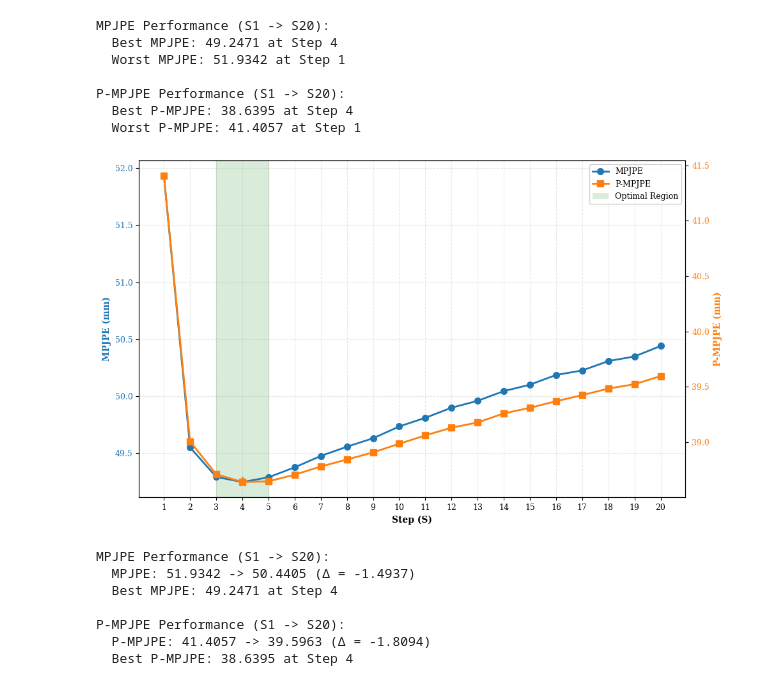
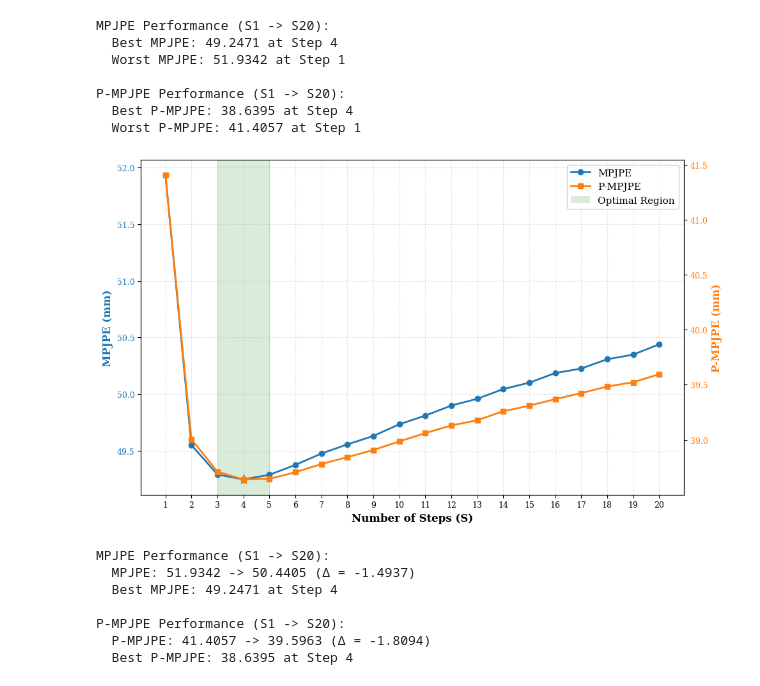
Before and after one commit to AdaptiveMotorControlLab/FMPose3D, a Jupyter notebook: projects/FMPose/Figures/plot_diff_S_results_P1P2/vis_diff_S.ipynb, the cells around one changed output. Cells and saved outputs as stored; diff of their text form; code cells hidden in the pictures.

```diff
--- a/projects/FMPose/Figures/plot_diff_S_results_P1P2/vis_diff_S.ipynb
+++ b/projects/FMPose/Figures/plot_diff_S_results_P1P2/vis_diff_S.ipynb
@@ -152,22 +152,6 @@ P-MPJPE Performance (S1 -> S20):
 import matplotlib.pyplot as plt
 import numpy as np
 from matplotlib.patches import Patch
-
-# Configure matplotlib for CVPR paper style (LaTeX rendering)
-plt.rcParams.update({
-    'font.family': 'serif',
-    'font.serif': ['Times New Roman', 'Times', 'DejaVu Serif'],
-    'font.size': 10,
-    'axes.labelsize': 10,
-    'axes.titlesize': 11,
-    'xtick.labelsize': 9,
-    'ytick.labelsize': 9,
-    'legend.fontsize': 9,
-    'figure.titlesize': 11,
-    'text.usetex': False,  # Set to True if LaTeX is installed
-    'mathtext.fontset': 'stix',  # Use STIX fonts for math (closer to LaTeX)
-    'mathtext.default': 'regular',
-})
 
 # Extract data for different steps
 steps = list(range(1, 21))
@@ -187,52 +171,51 @@ fig, ax1 = plt.subplots(1, 1, figsize=(10, 6))
 ax1.axvspan(3, 5, alpha=0.15, color='green', zorder=0, label='Optimal Region')
 
 # Plot MPJPE on left y-axis
-line1 = ax1.plot(steps, p1_values, marker='o', linewidth=2, markersize=7,
+line1 = ax1.plot(steps, p1_values, marker='o', linewidth=2, markersize=6,
                  label='MPJPE', color='#1f77b4', zorder=3)
 # Mark minimum point with star
 ax1.plot(min_p1_step, min(p1_values), marker='*', markersize=11, color='#1f77b4', zorder=4)
 
-ax1.set_xlabel('Step (S)', fontsize=10, fontweight='bold')
-ax1.set_ylabel('MPJPE (mm)', fontsize=10, fontweight='bold', color='#1f77b4')
-ax1.tick_params(axis='y', labelcolor='#1f77b4', labelsize=9)
-ax1.tick_params(axis='x', labelsize=9)
+ax1.set_xlabel('Number of Steps (S)', fontsize=12, fontweight='bold')
+ax1.set_ylabel('MPJPE (mm)', fontsize=12, fontweight='bold', color='#1f77b4')
+ax1.tick_params(axis='y', labelcolor='#1f77b4')
 ax1.set_xticks(steps)
 ax1.grid(True, alpha=0.3, linestyle='--', zorder=1)
 
 # Create second y-axis for P-MPJPE
 ax2 = ax1.twinx()
-line2 = ax2.plot(steps, p2_values, marker='s', linewidth=2, markersize=7,
+line2 = ax2.plot(steps, p2_values, marker='s', linewidth=2, markersize=6,
                  label='P-MPJPE', color='#ff7f0e', zorder=3)
 # Mark minimum point with star
 ax2.plot(min_p2_step, min(p2_values), marker='*', markersize=11, color='#ff7f0e', zorder=4)
 
-ax2.set_ylabel('P-MPJPE (mm)', fontsize=10, fontweight='bold', color='#ff7f0e')
-ax2.tick_params(axis='y', labelcolor='#ff7f0e', labelsize=9)
+ax2.set_ylabel('P-MPJPE (mm)', fontsize=12, fontweight='bold', color='#ff7f0e')
+ax2.tick_params(axis='y', labelcolor='#ff7f0e')
 
 # Title
-# ax1.set_title('MPJPE and P-MPJPE Performance vs Step', fontsize=11, fontweight='bold')
+# ax1.set_title('MPJPE and P-MPJPE Performance vs Step', fontsize=14, fontweight='bold')
 
 # Combined legend
 lines = line1 + line2
 labels = [l.get_label() for l in lines]
 # Add optimal region to legend
 lines.append(Patch(facecolor='green', alpha=0.15))
 labels.append('Optimal Region')
-ax1.legend(lines, labels, loc='upper right', fontsize=9, framealpha=0.9)
+ax1.legend(lines, labels, loc='upper right', fontsize=11, framealpha=0.9)
 
 plt.tight_layout()
 plt.savefig('images/p1p2_combined_vs_step.jpg', dpi=300, bbox_inches='tight')
 plt.show()
 
 # Print statistics
 print(f"MPJPE Performance (S1 -> S20):")
 print(f"  MPJPE: {p1_values[0]:.4f} -> {p1_values[-1]:.4f} (Δ = {p1_values[-1] - p1_values[0]:.4f})")
 print(f"  Best MPJPE: {min(p1_values):.4f} at Step {min_p1_step}")
 print(f"\nP-MPJPE Performance (S1 -> S20):")
 print(f"  P-MPJPE: {p2_values[0]:.4f} -> {p2_values[-1]:.4f} (Δ = {p2_values[-1] - p2_values[0]:.4f})")
 print(f"  Best P-MPJPE: {min(p2_values):.4f} at Step {min_p2_step}")
 # %% [output]
-[figure, old version]
+[figure, new version]
 MPJPE Performance (S1 -> S20):
   MPJPE: 51.9342 -> 50.4405 (Δ = -1.4937)
   Best MPJPE: 49.2471 at Step 4
```
